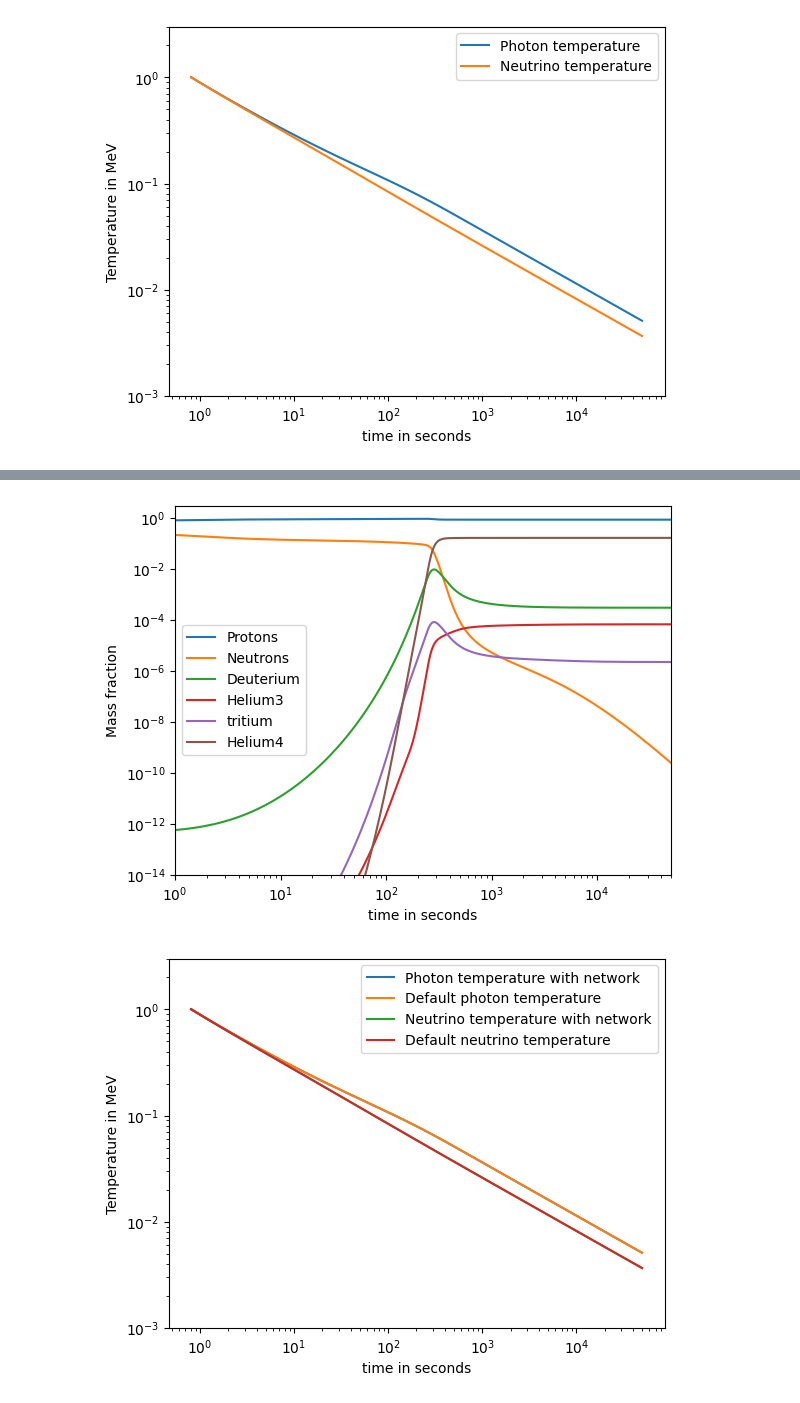
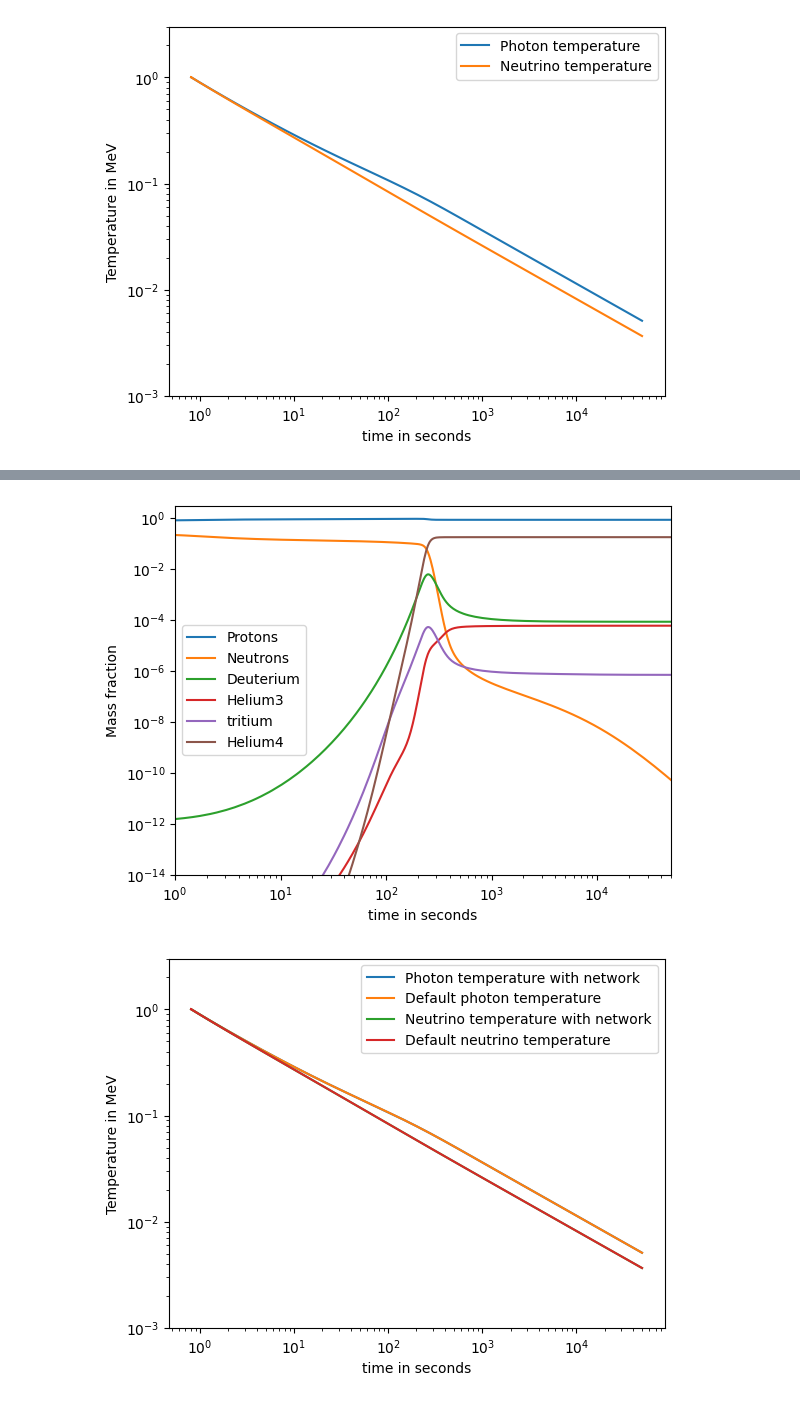
Before and after one commit to hansbdein/Speciale, a Jupyter notebook: bbn_pynucastro.ipynb, the cells around one changed output, grey strips where cells are left out. Drawn from its saved outputs; the diff is of its cells as text; code cells hidden in the pictures.

```diff
--- a/bbn_pynucastro.ipynb
+++ b/bbn_pynucastro.ipynb
@@ -40,7 +40,10 @@ n_nu=3.046              #number of neutrino families with correction from
                         #Nollett and Steigman, BBN and the CMB constrain neutrino coupled light WIMPs, 2015
 
 TMeV2T9=11.60451812 #conversion factor from MeV to 10^9K
-cm3s=1.167*10**-11   #conversion factor for cm^3/s
+cm3s=1.167*10**-11  #conversion factor for cm^3/s
+gcm3=232012         #conversion factor for g/cm^3
+meter=5.068e12      #conversion factor for m
+cm=5.068e10         #conversion factor for cm
 barn=389.4          #conversion factor for barn
 T_ini=1             #initial temperature in MeV
 e_mass=0.51099895   #electron mass in MeV
@@ -105,7 +108,7 @@ eta_ini=eta*(1+(rho_e(T_ini)+P_e(T_ini))/(rho_gamma(T_ini)+P_gamma(T_ini))) #ent
 
 rho_nu_ini=n_nu*7/8*(np.pi**2)/15*T_ini**4 #initial neutrino density
 
-h_ini=M_u/T_ini**3*eta*n_gamma_ini  #initial h
+h_ini=M_u/T_ini**3*eta_ini*n_gamma_ini  #initial h
 
 t_ini=1.226*10**21/T_ini**2 #initial time in hbar/MeV
 
@@ -233,14 +218,14 @@ jhe3 = 4
 # %%
 #Old Reaction rates
 from memorize import memorize
-nNucs=6
+nNucs=9
 Y_ini=np.zeros(nNucs)
 #Y_ini=np.array([1e-20 for i in range(nNucs)])
 
 Xn_ini = 1/(np.exp(Q/T_ini)+1)
 
-Y_ini[0] = 1 - Xn_ini    #Set initial proton mass fraction
-Y_ini[1] = Xn_ini        #Set initial neutron mass fraction
+Y_ini[1] = 1 - Xn_ini    #Set initial proton mass fraction
+Y_ini[0] = Xn_ini        #Set initial neutron mass fraction
 
 #mass of various nuclei converted to MeV
 m_n  =  1.0086649159  *M_u
@@ -266,7 +251,7 @@ def lambda_p2n(T):  #analytic approximation of the proton to neutron reaction ra
 @memorize()
 def G_np(T,a):
 
-    N=eta*n_gamma_ini/a**3 #number density
+    N=eta_ini*n_gamma_ini/a**3 #number density
     return 4/3*(m_n*m_p*T/(2*np.pi*m_d))**1.5/N*np.exp((m_d-m_n-m_p)/T)
 
 @memorize()
@@ -353,8 +338,8 @@ def frates(T):
 
 n_bparams=3
         # enumeration for different isotopes
-        #  0   1   2    3    4    5
-Y_labels=['p','n','d','He3','t','He4']
+        #  0   1   2   3    4     5
+Y_labels=['n','p','d','t','He3','He4']
 
 debugvar=['eu','agh']
 
@@ -372,7 +357,7 @@ def dYdt(t,Y,T,a):
     #        #print([t,T,a,Y,DYdt])
     #        break
 
-    N=eta*n_gamma_ini/a**3 #number density
+    N=eta_ini*n_gamma_ini/a**3 #number density
     DYdt=np.zeros(nNucs)
 
 
@@ -383,18 +368,18 @@ def dYdt(t,Y,T,a):
     n_p     = lambda_n2p(T)
     p_n     = lambda_p2n(T)
     pn_d    = sv_np*N*(Y[0]*Y[1] - G_np(T,a)*Y[2])
-    dd_nHe3 = R_ddT*N*(Y[2]**2 - G_nHe3(T)*Y[1]*Y[3])
-    dd_tp   = R_ddT*N*(Y[2]**2 - G_tp(T)*Y[4]*Y[0])
-    He3n_tp = sv_n3*N*(Y[1]*Y[3] - G_tp_nHe3(T)*Y[4]*Y[0])
-    td_He4n = R_dt(T)*N*(Y[2]*Y[4]-G_nHe4(T)*Y[5]*Y[1])
+    dd_nHe3 = R_ddT*N*(Y[2]**2 - G_nHe3(T)*Y[0]*Y[4])
+    dd_tp   = R_ddT*N*(Y[2]**2 - G_tp(T)*Y[3]*Y[1])
+    He3n_tp = sv_n3*N*(Y[0]*Y[4] - G_tp_nHe3(T)*Y[3]*Y[1])
+    td_He4n = R_dt(T)*N*(Y[2]*Y[3]-G_nHe4(T)*Y[5]*Y[0])
 
 
-    DYdt[0] = Y[1]*n_p - Y[0]*p_n\
+    DYdt[1] = Y[0]*n_p - Y[1]*p_n\
             - pn_d\
             + dd_tp/2\
             + He3n_tp
 
-    DYdt[1] = Y[0]*p_n - Y[1]*n_p\
+    DYdt[0] = Y[1]*p_n - Y[0]*n_p\
             - pn_d\
             + dd_nHe3/2\
             - He3n_tp\
@@ -405,10 +390,10 @@ def dYdt(t,Y,T,a):
             - dd_tp\
             - td_He4n
 
-    DYdt[3] = dd_nHe3/2\
+    DYdt[4] = dd_nHe3/2\
             - He3n_tp
 
-    DYdt[4] = dd_tp/2\
+    DYdt[3] = dd_tp/2\
             + He3n_tp\
             - td_He4n
 
@@ -452,13 +437,13 @@ sum:  0.9999999999999728
 # %%
 # Plot the results
 plt.figure('abundance')
-plt.plot(solY.t/timeunit, solY.y[n_bparams], label='Protons')
-plt.plot(solY.t/timeunit, solY.y[n_bparams+1], label='Neutrons')
+plt.plot(solY.t/timeunit, solY.y[n_bparams+1], label='Protons')
+plt.plot(solY.t/timeunit, solY.y[n_bparams], label='Neutrons')
 #plt.plot(solY.t/timeunit, -solY.y[n_bparams+1], label='-Neutrons')
 plt.plot(solY.t/timeunit, 2*solY.y[n_bparams+2], label='Deuterium')
 #plt.plot(solY.t/timeunit, -2*solY.y[n_bparams+2], label='-Deuterium')
-plt.plot(solY.t/timeunit, 3*solY.y[n_bparams+3], label='Helium3')
-plt.plot(solY.t/timeunit, 3*solY.y[n_bparams+4], label='tritium')
+plt.plot(solY.t/timeunit, 3*solY.y[n_bparams+4], label='Helium3')
+plt.plot(solY.t/timeunit, 3*solY.y[n_bparams+3], label='tritium')
 plt.plot(solY.t/timeunit, 4*solY.y[n_bparams+5], label='Helium4')
 #plt.plot(solY.t/timeunit, [1e-4 for t in solY.t], 'k+',label='eval test')
 #plt.plot(sol.t, sol.y[3]/sol.y[2], label='n/p')
@@ -480,34 +465,34 @@ plt.legend()
 plt.show()
 
 plt.figure('temperature')
 
 # Plot the Temperature
 plt.plot(solY.t/timeunit, solY.y[0], label='Photon temperature with network')
 plt.plot(sol.t/timeunit, sol.y[0], label='Default photon temperature')
 # Test with completely radiation dominated universe
 #t_space=solY.t
 #T_approx=np.sqrt(1.226*10**21/t_space)
 #T_approx=1/np.sqrt(t_space/timeunit)/10.4*TMeV2T9
 plt.plot(solY.t/timeunit, T_ini/solY.y[2], label='Neutrino temperature with network')
 plt.plot(sol.t/timeunit, T_ini/sol.y[2], label='Default neutrino temperature')
 
 #plot the scale factor
 #plt.plot(sol.t/timeunit, sol.y[2]/1e3, label='scale factor')
 
 #fix the axis
 plt.xlabel('time in seconds')
 plt.ylabel('Temperature in MeV')
 
 plt.xscale('log')
 plt.yscale('log')
 
 # plt.xlim((0.1, 2e5))
 plt.ylim((1e-3,3))
 
 plt.legend()
 plt.show()
 # %% [output]
-[figure, old version]
+[figure, new version]
 [figure]
 # %%
 import BBN_test_integrate as bbn_n
```
Also changed, not shown: parts of 6 cells of this notebook, 2 other files.
